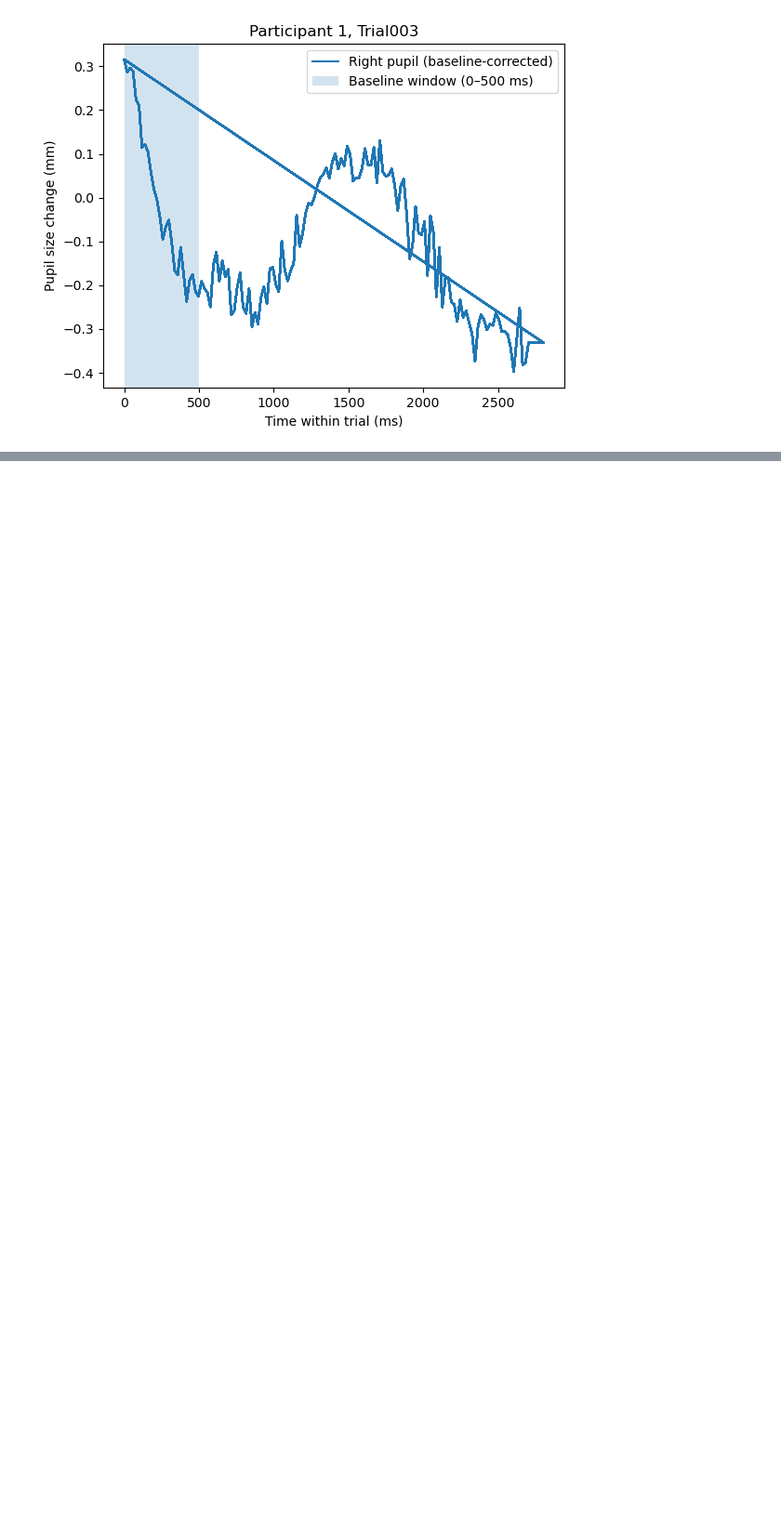
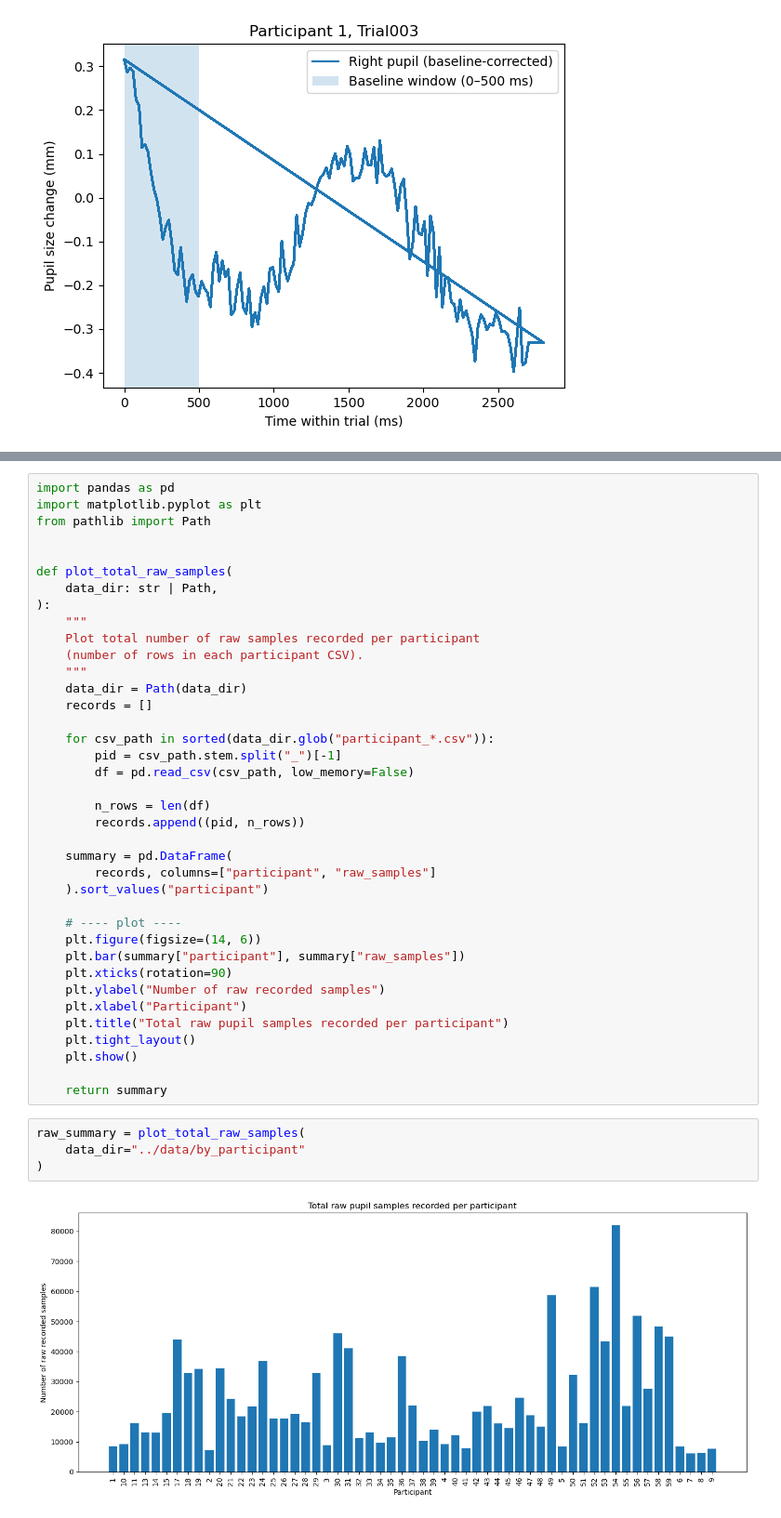
Before and after one commit to mariathurn/ASD-pupil-project, a Jupyter notebook: scripts/baseline_correction.ipynb, the cells around one changed output, grey strips where cells are left out. Shown at 93% size. Drawn from its saved outputs; the diff is of its cells as text; blank space fills up the shorter version.

```diff
--- a/scripts/baseline_correction.ipynb
+++ b/scripts/baseline_correction.ipynb
@@ -246,0 +563,44 @@ plt.show()
+# %%
+import pandas as pd
+import matplotlib.pyplot as plt
+from pathlib import Path
+
+
+def plot_total_raw_samples(
+    data_dir: str | Path,
+):
+    """
+    Plot total number of raw samples recorded per participant
+    (number of rows in each participant CSV).
+    """
+    data_dir = Path(data_dir)
+    records = []
+
+    for csv_path in sorted(data_dir.glob("participant_*.csv")):
+        pid = csv_path.stem.split("_")[-1]
+        df = pd.read_csv(csv_path, low_memory=False)
+
+        n_rows = len(df)
+        records.append((pid, n_rows))
+
+    summary = pd.DataFrame(
+        records, columns=["participant", "raw_samples"]
+    ).sort_values("participant")
+
+    # ---- plot ----
+    plt.figure(figsize=(14, 6))
+    plt.bar(summary["participant"], summary["raw_samples"])
+    plt.xticks(rotation=90)
+    plt.ylabel("Number of raw recorded samples")
+    plt.xlabel("Participant")
+    plt.title("Total raw pupil samples recorded per participant")
+    plt.tight_layout()
+    plt.show()
+
+    return summary
+# %%
+raw_summary = plot_total_raw_samples(
+    data_dir="../data/by_participant"
+)
+# %% [output]
+[figure, added]
```
Also changed, not shown: parts of 13 cells of this notebook, 3 other files.
